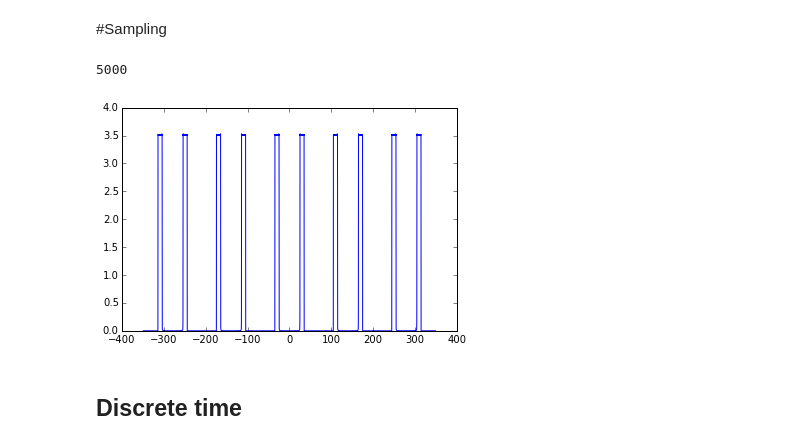
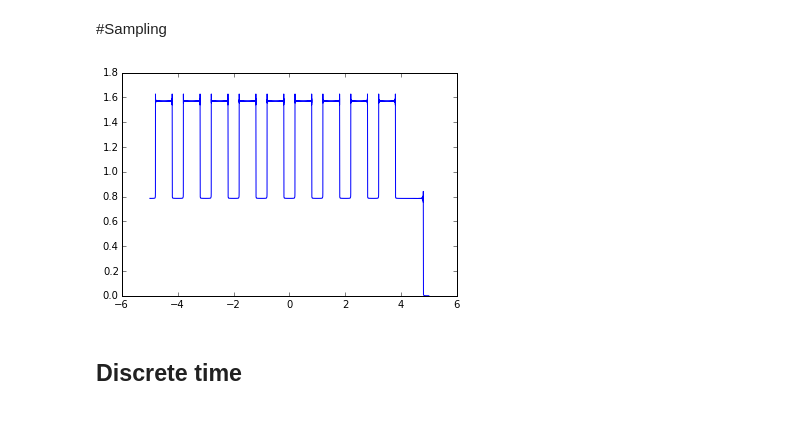
Before and after one commit to claesenm/kul-systeemtheorie, a Jupyter notebook: notebooks/Sampling.ipynb, the cells around one changed output. Saved outputs shown, nothing was run; the diff lists cells and outputs as text; code cells hidden in the pictures.

```diff
--- a/notebooks/Sampling.ipynb
+++ b/notebooks/Sampling.ipynb
@@ -49,14 +70,13 @@ plt.show()
 # %% [markdown]
 #Sampling
-# %%
-
-res = np.convolve(yf,resultf,'same')
-print len(res)
-plt.plot(df,res)
-plt.show()
-# %% [output]
-5000
-[figure, removed]
+# %%
+samplef = np.convolve(fourier.fftshift(yf),fourier.fftshift(diracf),'same')
+N_sample = len(samplef)
+ct = np.linspace(-N_dirac*T_dirac/2,N_dirac*T_dirac/2,N_sample)
+plt.plot(ct,samplef)
+plt.show()
+# %% [output]
+[figure, added]
 # %% [markdown]
 ## Discrete time
 # %%
```
Also changed, not shown: parts of 6 cells of this notebook, 1 other file.
